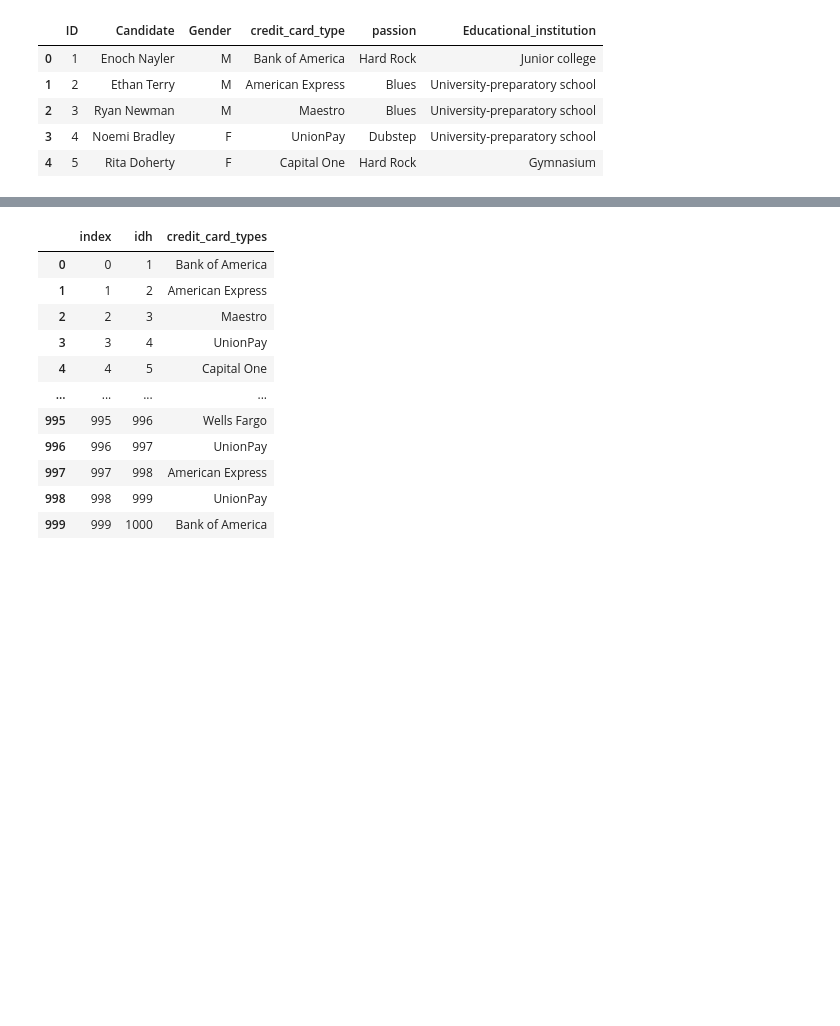
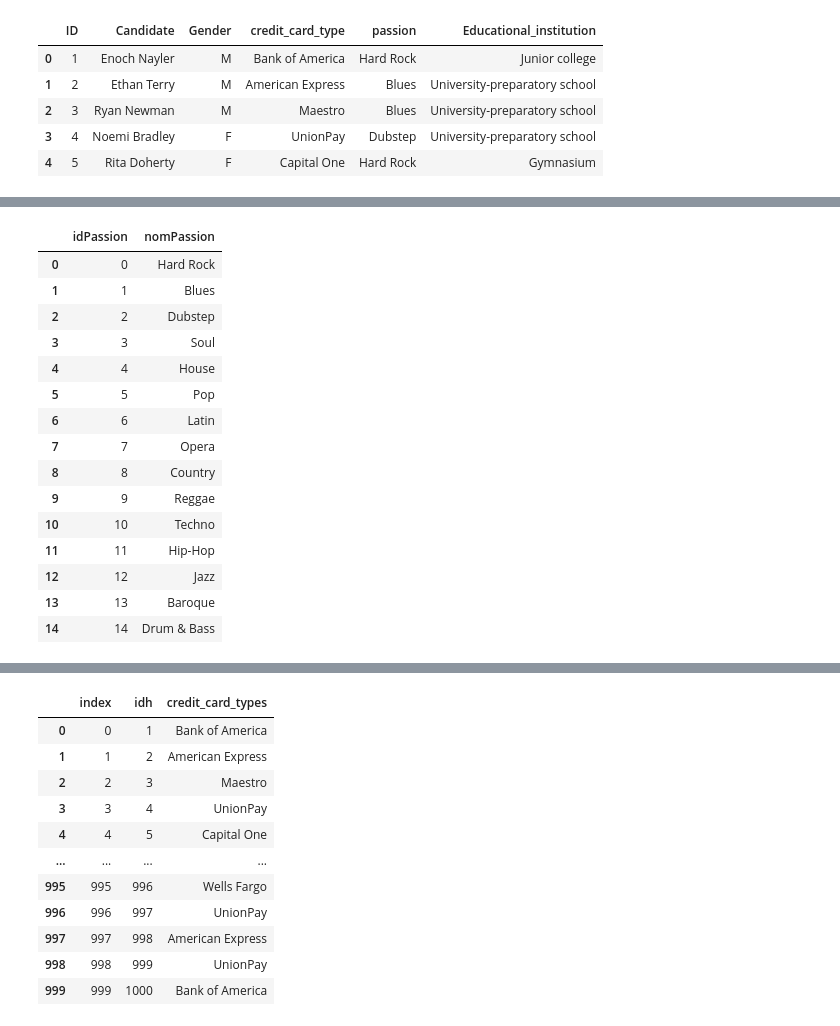
Before and after one commit to marieS06/Projet01, a Jupyter notebook: deb.ipynb, the cells around one changed output, grey strips where cells are left out. Drawn from its saved outputs; the diff is of its cells as text; code cells hidden in the pictures; blank space fills up the shorter version.

```diff
--- a/deb.ipynb
+++ b/deb.ipynb
@@ -114,0 +298,21 @@ Candidate.to_csv('candidate.csv')
+# %%
+passion.rename( columns={'Unnamed: 0':'idPassion'}, inplace=True )
+# %%
+passion
+# %% [output]
+|  | idPassion | nomPassion |
+| 0 | 0 | Hard Rock |
+| 1 | 1 | Blues |
+| 2 | 2 | Dubstep |
+| 3 | 3 | Soul |
+| 4 | 4 | House |
+| 5 | 5 | Pop |
+| 6 | 6 | Latin |
+| 7 | 7 | Opera |
+| 8 | 8 | Country |
+| 9 | 9 | Reggae |
+| 10 | 10 | Techno |
+| 11 | 11 | Hip-Hop |
+| 12 | 12 | Jazz |
+| 13 | 13 | Baroque |
+| 14 | 14 | Drum & Bass |
```
Also changed, not shown: parts of 50 cells of this notebook, 14 other files.
